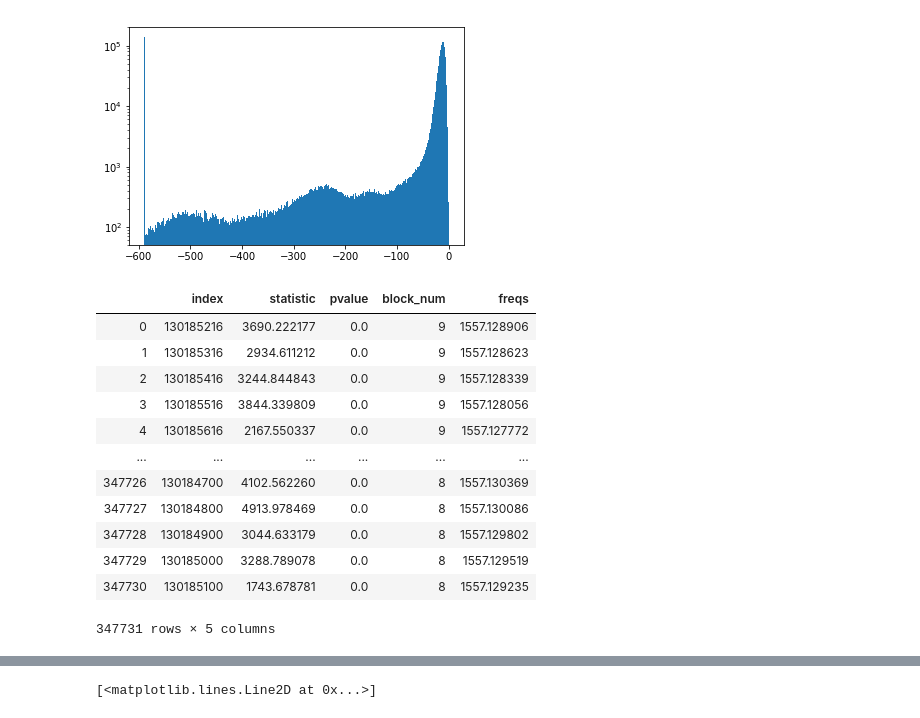
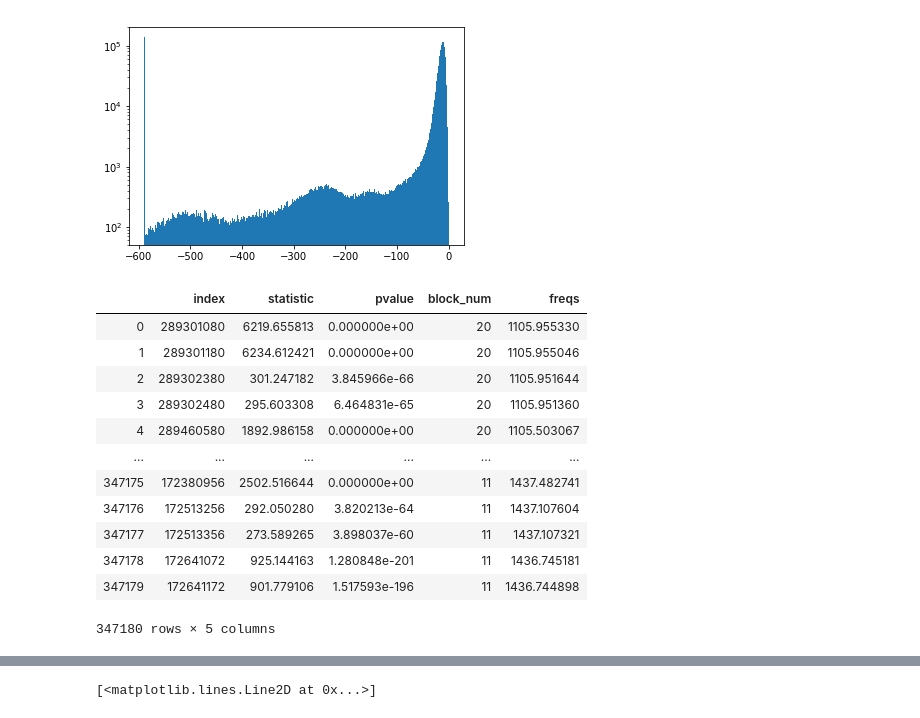
Before and after one commit to FX196/SETI-Energy-Detection, a Jupyter notebook: Result Visualization.ipynb, the cells around one changed output, grey strips where cells are left out. Saved outputs shown, nothing was run; the diff lists cells and outputs as text; code cells hidden in the pictures.

```diff
--- a/Result Visualization.ipynb
+++ b/Result Visualization.ipynb
@@ -77,24 +77,24 @@ n, bins, patches = plt.hist(np.log(p_vals+1e-256), bins=1000)
 # n, bins, patches = plt.hist(stats, bins=1000)
 # %%
 source_dir = "GBT_57532_09539_HIP56445_fine/"
-filtered_dir = source_dir+"filtered/"
+filtered_dir = source_dir+"filtered_s/"
 info_df = pd.read_pickle(source_dir+"info_df.pkl").astype({"index":int, "block_num":int})
 info_df.set_index("index")
 info_df.sort_index()
 # %% [output]
 |  | index | statistic | pvalue | block_num | freqs |
-| 0 | 130185216 | 3690.222177 | 0.0 | 9 | 1557.128906 |
-| 1 | 130185316 | 2934.611212 | 0.0 | 9 | 1557.128623 |
-| 2 | 130185416 | 3244.844843 | 0.0 | 9 | 1557.128339 |
-| 3 | 130185516 | 3844.339809 | 0.0 | 9 | 1557.128056 |
-| 4 | 130185616 | 2167.550337 | 0.0 | 9 | 1557.127772 |
+| 0 | 289301080 | 6219.655813 | 0.000000e+00 | 20 | 1105.955330 |
+| 1 | 289301180 | 6234.612421 | 0.000000e+00 | 20 | 1105.955046 |
+| 2 | 289302380 | 301.247182 | 3.845966e-66 | 20 | 1105.951644 |
+| 3 | 289302480 | 295.603308 | 6.464831e-65 | 20 | 1105.951360 |
+| 4 | 289460580 | 1892.986158 | 0.000000e+00 | 20 | 1105.503067 |
 | ... | ... | ... | ... | ... | ... |
-| 347726 | 130184700 | 4102.562260 | 0.0 | 8 | 1557.130369 |
-| 347727 | 130184800 | 4913.978469 | 0.0 | 8 | 1557.130086 |
-| 347728 | 130184900 | 3044.633179 | 0.0 | 8 | 1557.129802 |
-| 347729 | 130185000 | 3288.789078 | 0.0 | 8 | 1557.129519 |
-| 347730 | 130185100 | 1743.678781 | 0.0 | 8 | 1557.129235 |
+| 347175 | 172380956 | 2502.516644 | 0.000000e+00 | 11 | 1437.482741 |
+| 347176 | 172513256 | 292.050280 | 3.820213e-64 | 11 | 1437.107604 |
+| 347177 | 172513356 | 273.589265 | 3.898037e-60 | 11 | 1437.107321 |
+| 347178 | 172641072 | 925.144163 | 1.280848e-201 | 11 | 1436.745181 |
+| 347179 | 172641172 | 901.779106 | 1.517593e-196 | 11 | 1436.744898 |
-347731 rows × 5 columns
+347180 rows × 5 columns
 # %%
 filtered_freqs = info_df["freqs"]
 p_vals = info_df["pvalue"]
```
Also changed, not shown: parts of 8 cells of this notebook, 2 other files.
